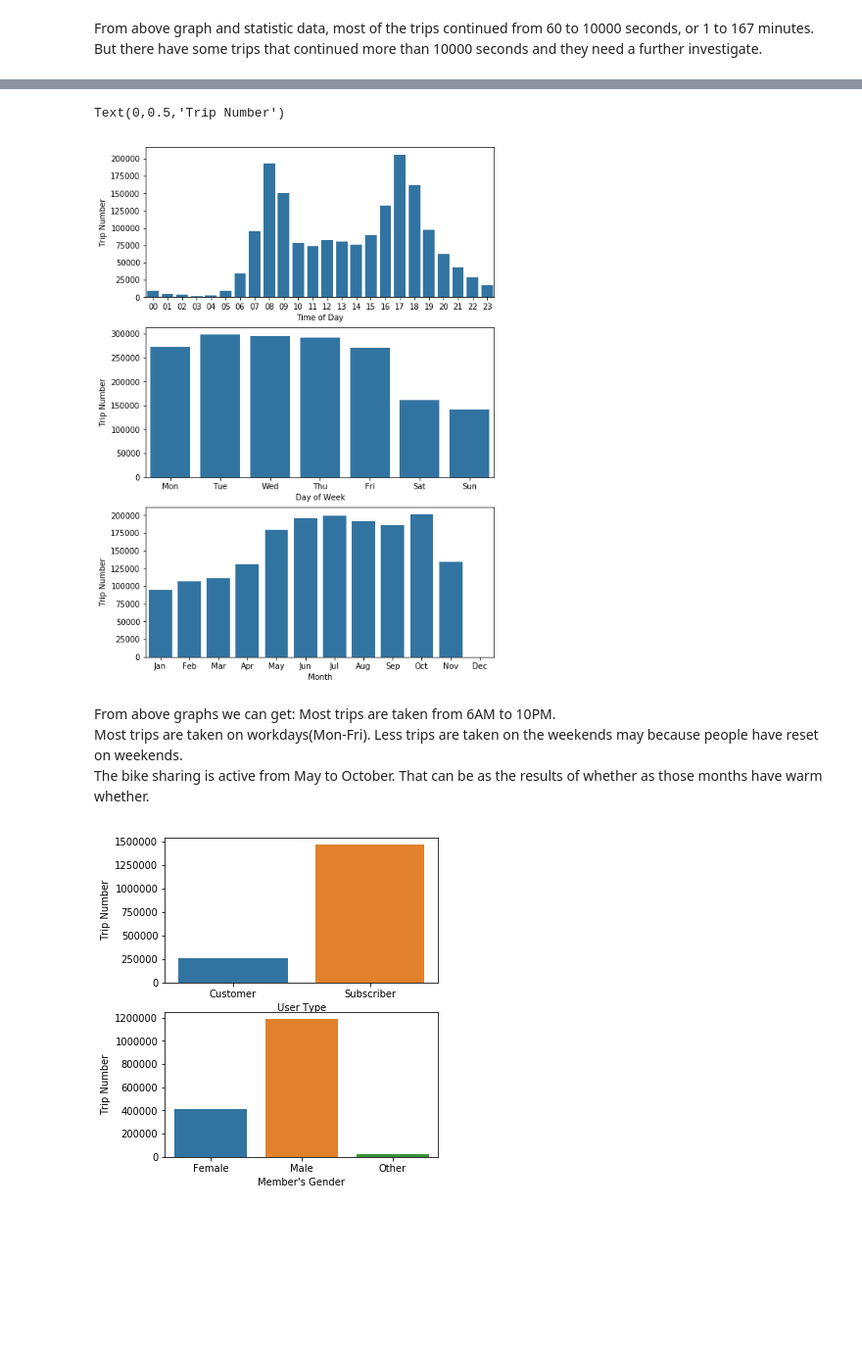
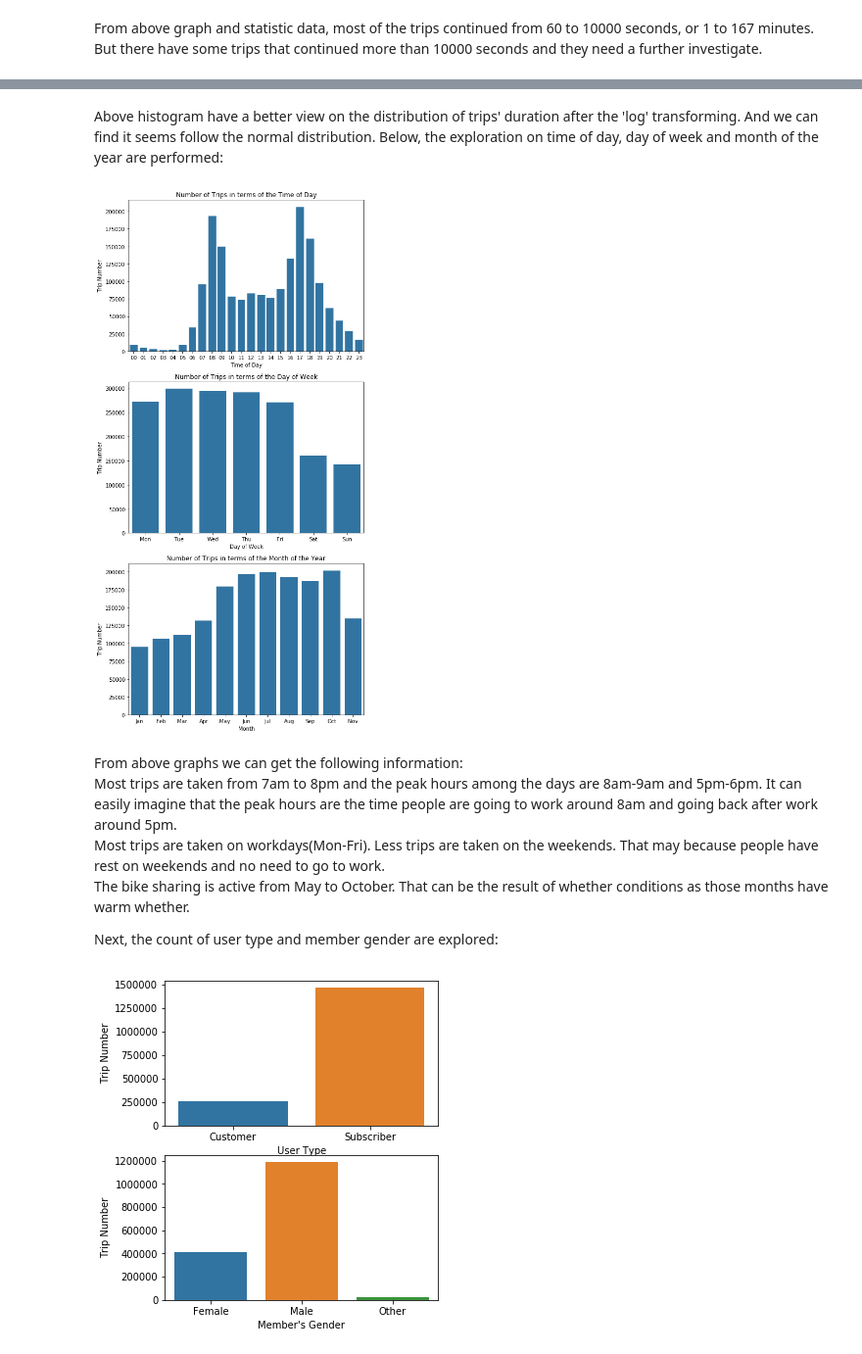
Before and after one commit to kf-wong/prj_communicate_data_findings, a Jupyter notebook: exploration_template.ipynb, the cells around one changed output, grey strips where cells are left out. Shown at 98% size. Cells and saved outputs as stored; diff of their text form; code cells hidden in the pictures; blank space fills up the shorter version.

```diff
--- a/exploration_template.ipynb
+++ b/exploration_template.ipynb
@@ -152,16 +142,16 @@ trips_clean['end_day_of_week'] = trips_clean['end_time'].apply(get_weekday)
 trips_clean['start_month'] = trips_clean['start_time'].apply(get_month)
 trips_clean['end_month'] = trips_clean['end_time'].apply(get_month)
 # %%
-# Conver the start_part_of_day and end_part_of_day to categorical data type
-trips_clean['start_part_of_day'] = trips_clean['start_part_of_day'].astype('category')
-trips_clean['end_part_of_day'] = trips_clean['end_part_of_day'].astype('category')
+# Conver the start_hour and end_part_of_day to categorical data type
+trips_clean['start_hour'] = trips_clean['start_hour'].astype('category')
+trips_clean['end_hour'] = trips_clean['end_hour'].astype('category')
 # Convert the start_day_of_week and end_day_of_week to categorical data type
 trips_clean['start_day_of_week'] = trips_clean['start_day_of_week'].astype('category')
 trips_clean['end_day_of_week'] = trips_clean['end_day_of_week'].astype('category')
 # %%
-# Conver the start_part_of_day and end_part_of_day to categorical data type
-# Convert the start_day_of_week and end_day_of_week to categorical data type
-ordinal_var_dict = {'part_of_day': ['Morning','Afternoon','Evening','Night'],
+# Conver the start_part_of_day and end_part_of_day to ordinal data type
+# Convert the start_day_of_week and end_day_of_week to ordinal data type
+ordinal_var_dict = {'hour': ['{:0>2d}'.format(v) for v in np.arange(0,24)],
                     'day_of_week': ['Mon','Tue','Wed','Thu','Fri','Sat','Sun'],
                     'month':['Jan','Feb','Mar','Apr','May','Jun','Jul','Aug','Sep','Oct','Nov']}
 
@@ -342,32 +320,41 @@ trips.query('duration_sec>=30000').count()[0]
+# %% [markdown]
+Above histogram have a better view on the distribution of trips' duration after the 'log' transforming. And we can find it seems follow the normal distribution.
+Below, the exploration on time of day, day of week and month of the year are performed:
 # %%
 # Define the base color
 base_color = sb.color_palette()[0]
 # Explore the trip counts by part of day
-plt.figure(figsize=[8,12])
+plt.figure(figsize=[8,18])
 plt.subplot(3, 1, 1)
 sb.countplot(data=trips_clean,x='start_hour',color=base_color)
+plt.title('Number of Trips in terms of the Time of Day')
 plt.xlabel('Time of Day')
 plt.ylabel('Trip Number')
 
 # Explore the trip counts by day of week
 plt.subplot(3, 1, 2)
 sb.countplot(data=trips_clean,x='start_day_of_week',color=base_color)
+plt.title('Number of Trips in terms of the Day of Week')
 plt.xlabel('Day of Week')
 plt.ylabel('Trip Number')
 
 # Explore the trip counts by month of year
 plt.subplot(3, 1, 3)
 sb.countplot(data=trips_clean,x='start_month',color=base_color)
+plt.title('Number of Trips in terms of the Month of the Year')
 plt.xlabel('Month')
 plt.ylabel('Trip Number')
+
+plt.show()
 # %% [output]
-Text(0,0.5,'Trip Number')
-[figure, old version]
+[figure, new version]
 # %% [markdown]
-From above graphs we can get:
-Most trips are taken from 6AM to 10PM.
-Most trips are taken on workdays(Mon-Fri). Less trips are taken on the weekends may because people have reset on weekends.
-The bike sharing is active from May to October. That can be as the results of whether as those months have warm whether.
+From above graphs we can get the following information:
+Most trips are taken from 7am to 8pm and the peak hours among the days are 8am-9am and 5pm-6pm. It can easily imagine that the peak hours are the time people are going to work around 8am and going back after work around 5pm.
+Most trips are taken on workdays(Mon-Fri). Less trips are taken on the weekends. That may because people have rest on weekends and no need to go to work.
+The bike sharing is active from May to October. That can be the result of whether conditions as those months have warm whether.
+
+Next, the count of user type and member gender are explored:
 # %%
 # Explore the trip counts by user type
 plt.figure(figsize=[5, 6])
```
Also changed, not shown: parts of 57 cells of this notebook, 1 other file.
